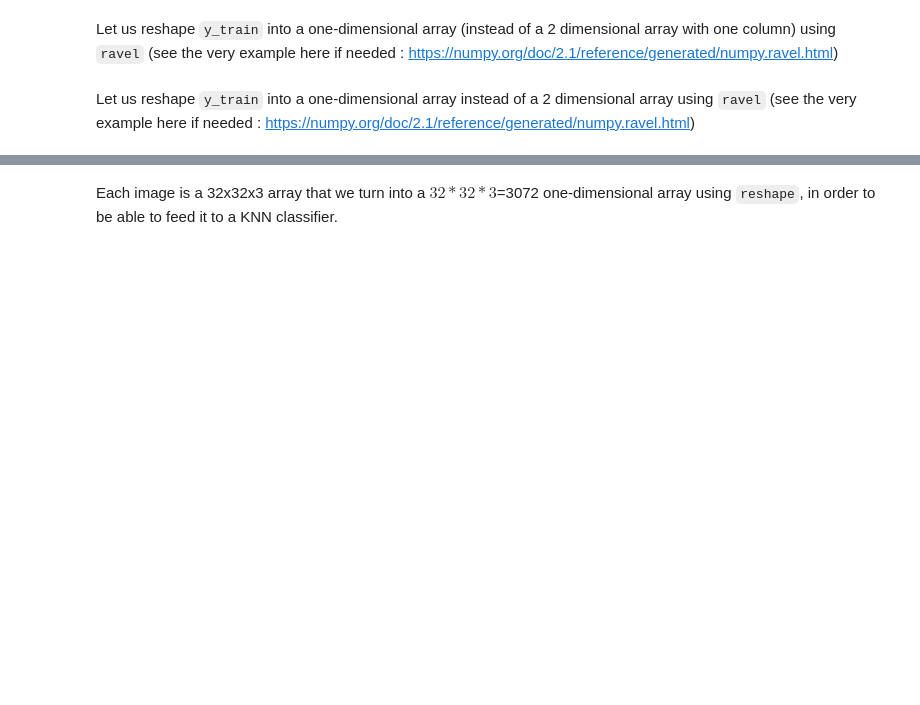
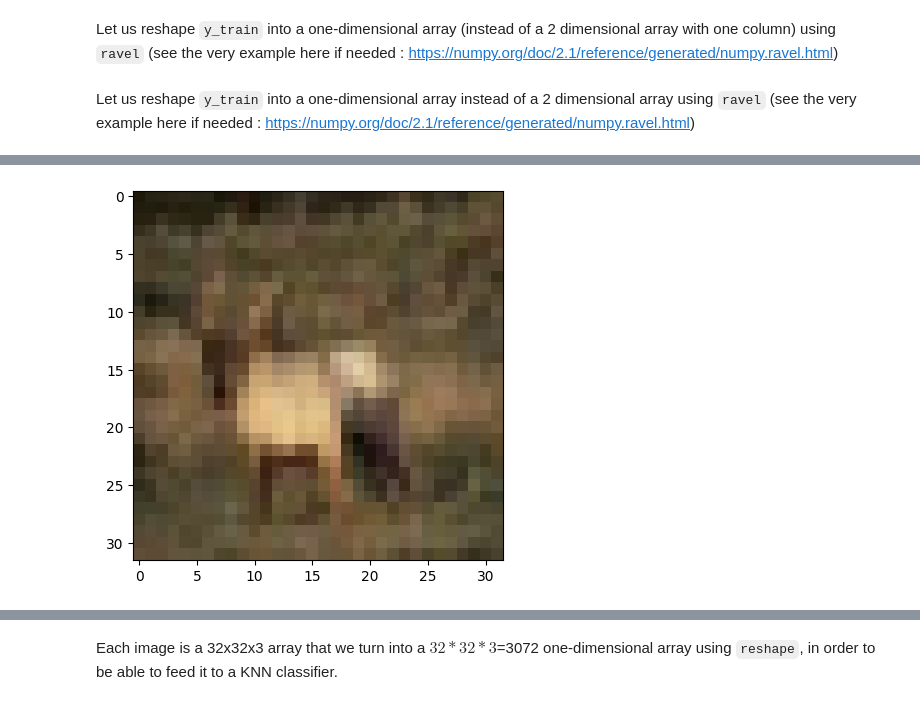
Before and after one commit to ArthurDanjou/ArtStudies, a Jupyter notebook: M1/Stats learning/TP2_KNN.ipynb, the cells around one changed output, grey strips where cells are left out. Drawn from its saved outputs; the diff is of its cells as text; code cells hidden in the pictures; blank space fills up the shorter version.

```diff
--- a/M1/Stats learning/TP2_KNN.ipynb
+++ b/M1/Stats learning/TP2_KNN.ipynb
@@ -368,7 +515,9 @@ y[0:10]
 # %%
 plt.figure()
-plt.imshow(x_train[3],interpolation='nearest')
-plt.show()# the image is very blurred, do not worry...
+plt.imshow(X_train[3], interpolation='nearest')
+plt.show()  # the image is very blurred, do not worry...
+# %% [output]
+[figure, added]
 # %%
 class_names = ['plane', 'car', 'bird', 'cat', 'deer', 'dog', 'frog', 'horse', 'ship', 'truck']
 print(class_names[y[3]])
```
Also changed, not shown: parts of 51 cells of this notebook.
